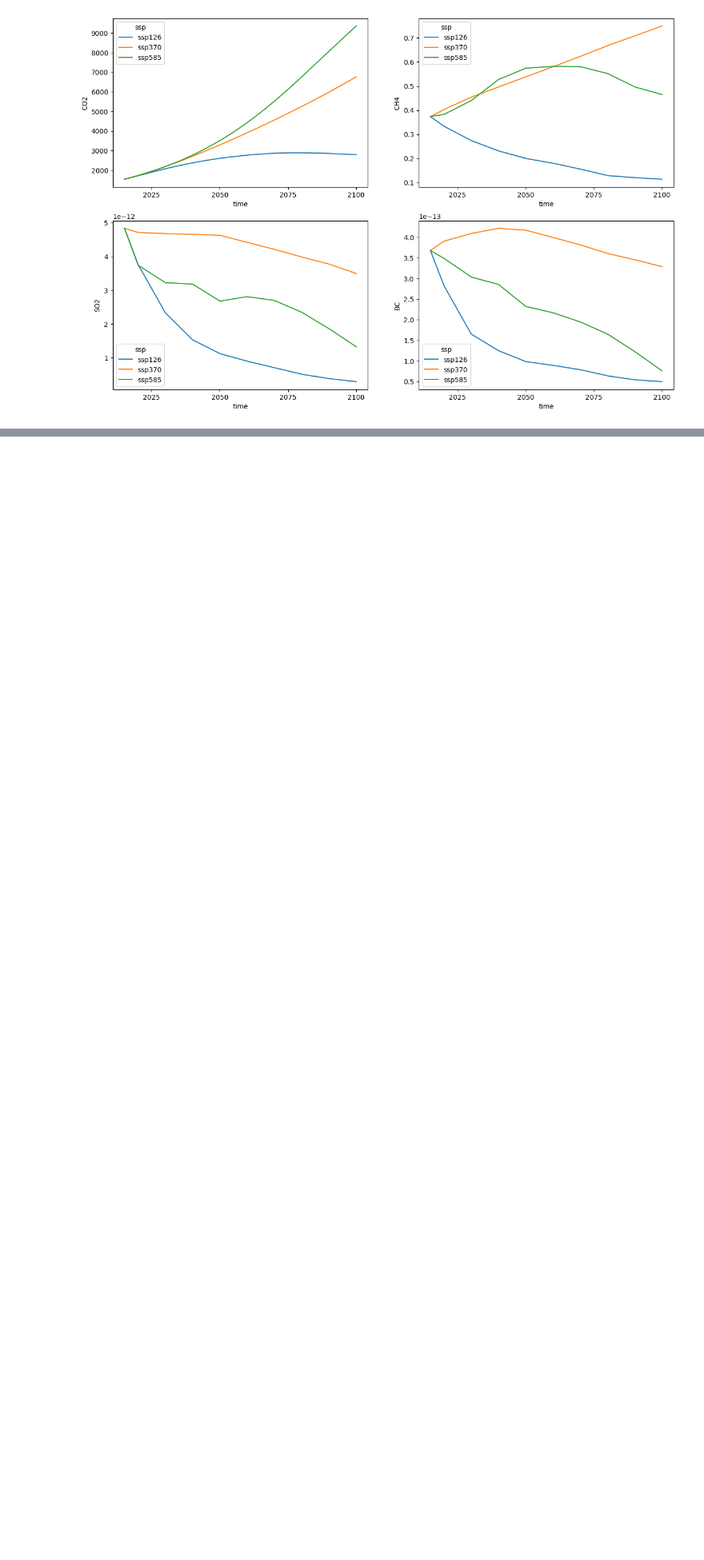
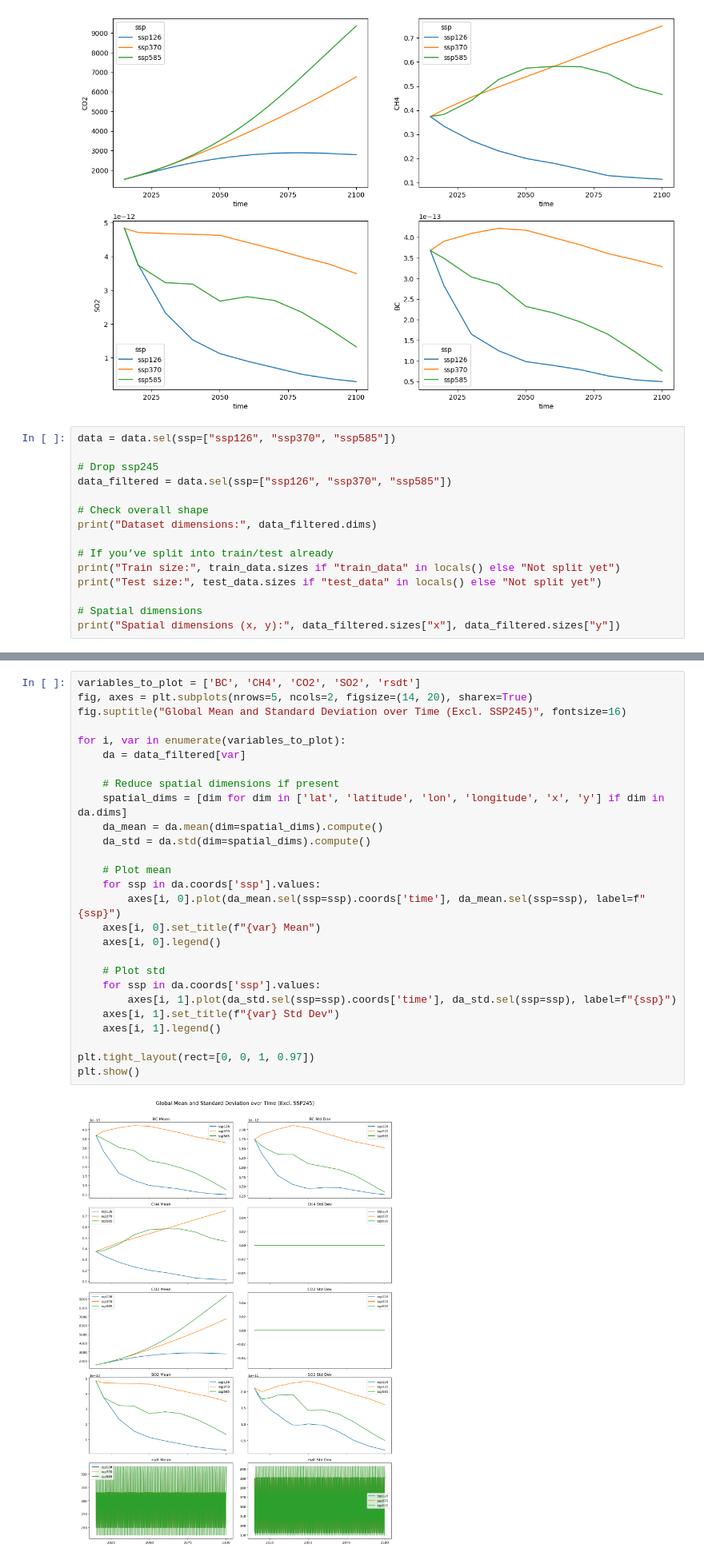
Before and after one commit to vdubey0/cse151b-climate, a Jupyter notebook: data-exploration-basic.ipynb, the cells around one changed output, grey strips where cells are left out. Shown at 80% size. Cells and saved outputs as stored; diff of their text form; blank space fills up the shorter version.

```diff
--- a/data-exploration-basic.ipynb
+++ b/data-exploration-basic.ipynb
@@ -64,3 +131,18 @@ global_mean_data.SO2.plot(ax=axes[2], hue="ssp")
 _ = global_mean_data.BC.plot(ax=axes[3], hue="ssp")
 # %% [output]
 [figure]
+# %%
+data = data.sel(ssp=["ssp126", "ssp370", "ssp585"])
+
+# Drop ssp245
+data_filtered = data.sel(ssp=["ssp126", "ssp370", "ssp585"])
+
+# Check overall shape
+print("Dataset dimensions:", data_filtered.dims)
+
+# If you’ve split into train/test already
+print("Train size:", train_data.sizes if "train_data" in locals() else "Not split yet")
+print("Test size:", test_data.sizes if "test_data" in locals() else "Not split yet")
+
+# Spatial dimensions
+print("Spatial dimensions (x, y):", data_filtered.sizes["x"], data_filtered.sizes["y"])
@@ -66,0 +216,29 @@ _ = global_mean_data.BC.plot(ax=axes[3], hue="ssp")
+# %%
+variables_to_plot = ['BC', 'CH4', 'CO2', 'SO2', 'rsdt']
+fig, axes = plt.subplots(nrows=5, ncols=2, figsize=(14, 20), sharex=True)
+fig.suptitle("Global Mean and Standard Deviation over Time (Excl. SSP245)", fontsize=16)
+
+for i, var in enumerate(variables_to_plot):
+    da = data_filtered[var]
+
+    # Reduce spatial dimensions if present
+    spatial_dims = [dim for dim in ['lat', 'latitude', 'lon', 'longitude', 'x', 'y'] if dim in da.dims]
+    da_mean = da.mean(dim=spatial_dims).compute()
+    da_std = da.std(dim=spatial_dims).compute()
+
+    # Plot mean
+    for ssp in da.coords['ssp'].values:
+        axes[i, 0].plot(da_mean.sel(ssp=ssp).coords['time'], da_mean.sel(ssp=ssp), label=f"{ssp}")
+    axes[i, 0].set_title(f"{var} Mean")
+    axes[i, 0].legend()
+
+    # Plot std
+    for ssp in da.coords['ssp'].values:
+        axes[i, 1].plot(da_std.sel(ssp=ssp).coords['time'], da_std.sel(ssp=ssp), label=f"{ssp}")
+    axes[i, 1].set_title(f"{var} Std Dev")
+    axes[i, 1].legend()
+
+plt.tight_layout(rect=[0, 0, 1, 0.97])
+plt.show()
+# %% [output]
+[figure, added]
```
Also changed, not shown: parts of 12 cells of this notebook, 1 other file.
